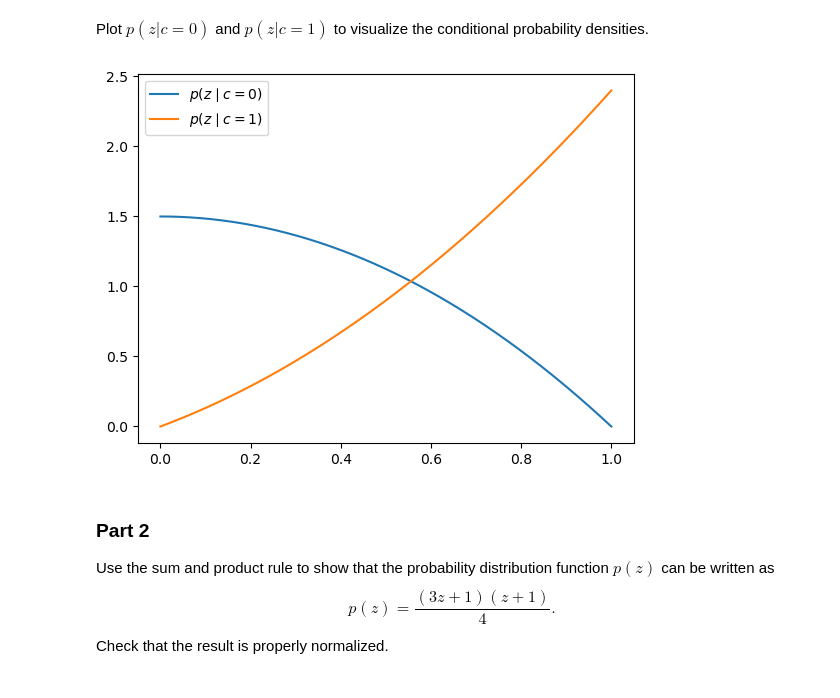
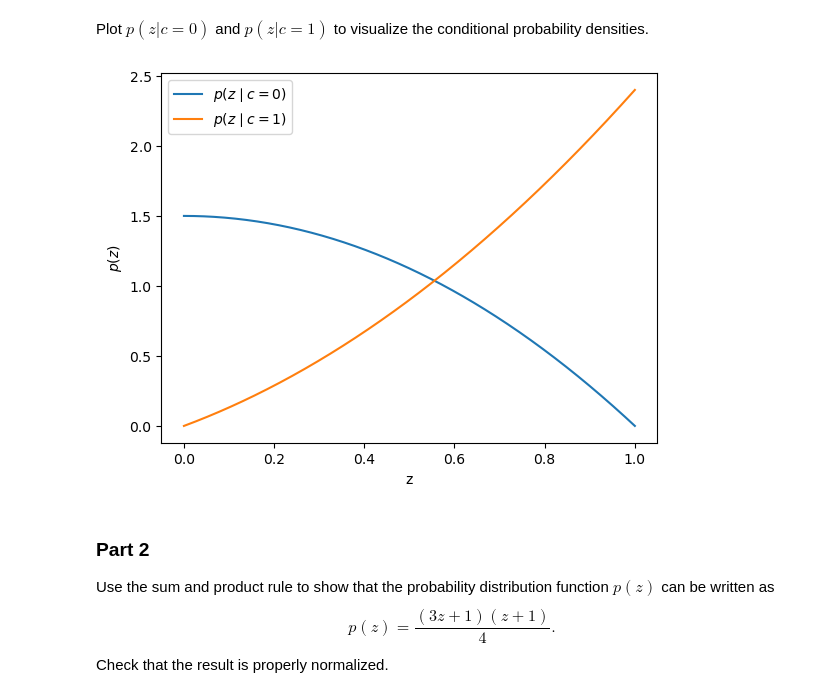
Before and after one commit to meraxion/SML24, a Jupyter notebook: SML24_as02/SML24_as02_1.ipynb, the cells around one changed output. Saved outputs shown, nothing was run; the diff lists cells and outputs as text; code cells hidden in the pictures.

```diff
--- a/SML24_as02/SML24_as02_1.ipynb
+++ b/SML24_as02/SML24_as02_1.ipynb
@@ -110,22 +110,24 @@ Plot $p(z | c = 0)$ and $p(z | c = 1)$ to visualize the conditional probability
 # %%
 """
 Plot of p(z | c = 0) and p(z | c = 1).
 """
 # YOUR CODE HERE
 xs = np.linspace(0, 1, 500)
 
 def pzc0(alpha_0, z):
   return alpha_0*(1-z**2)
 
 def pzc1(alpha_1, z):
   return alpha_1*z*(z+1)
 
 plt.plot(xs, pzc0(alpha_0, xs), label=r"$p(z \mid c = 0)$")
 plt.plot(xs, pzc1(alpha_1, xs), label=r"$p(z \mid c = 1)$")
 plt.legend()
+plt.xlabel("z")
+plt.ylabel(r"$p(z)$")
 plt.show()
 # %% [output]
-[figure, old version]
+[figure, new version]
 # %% [markdown]
 ### Part 2
 Use the sum and product rule to show that the probability distribution function $p(z)$ can be written as
```
Also changed, not shown: parts of 11 cells of this notebook.
